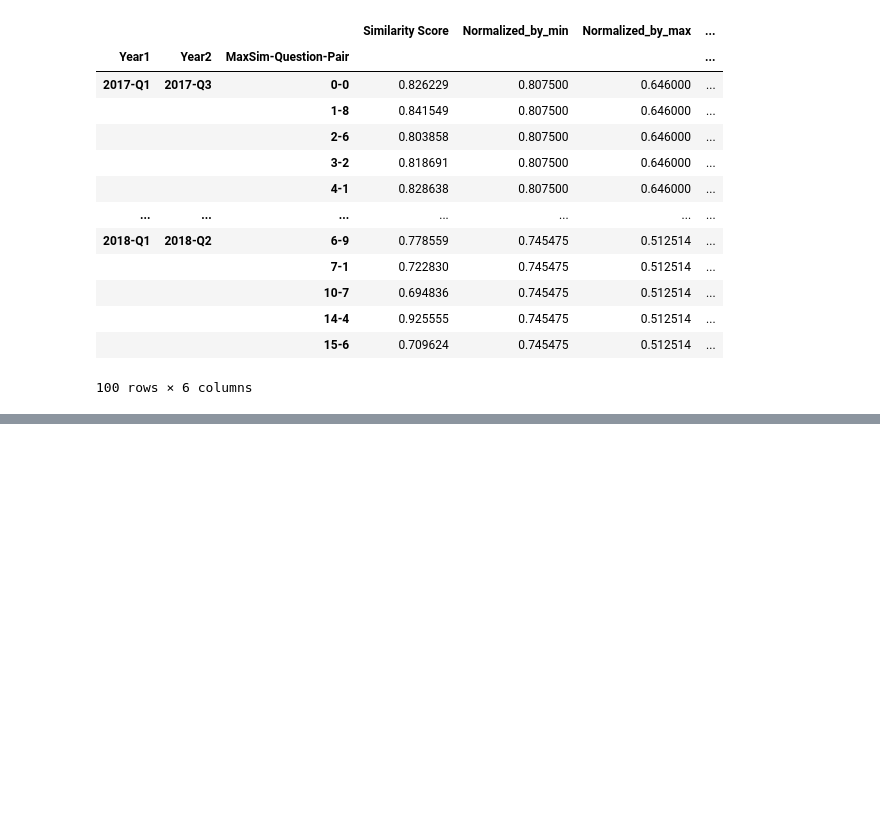
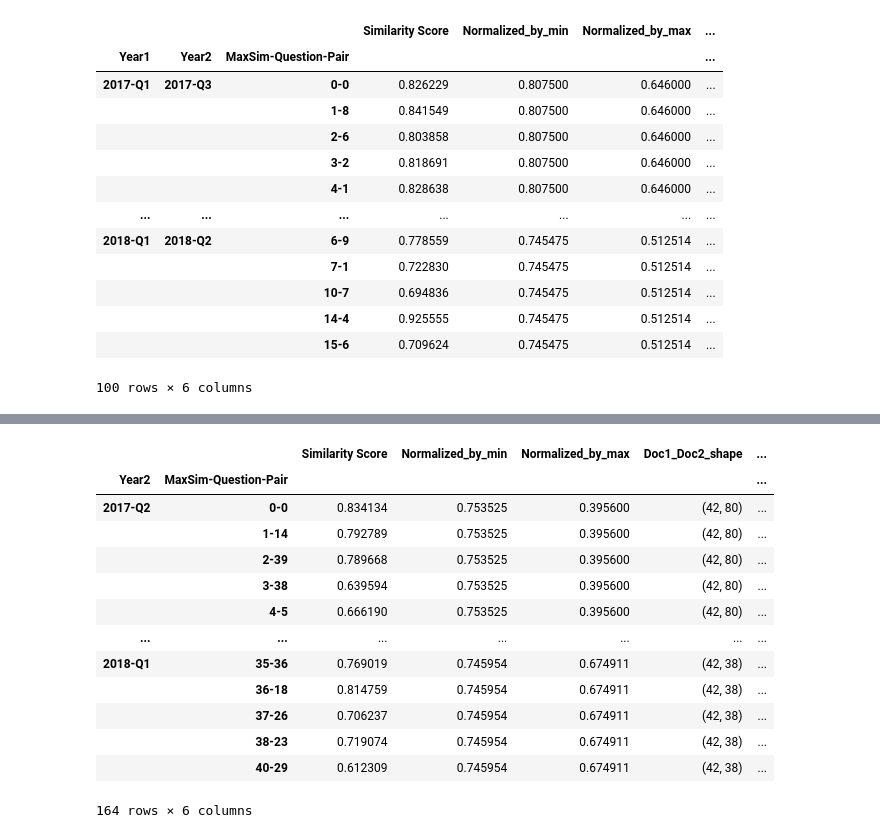
Before and after one commit to Acatsama0871/conference_call, a Jupyter notebook: setences_similarity.ipynb, the cells around one changed output, grey strips where cells are left out. Cells and saved outputs as stored; diff of their text form; code cells hidden in the pictures; blank space fills up the shorter version.

```diff
--- a/setences_similarity.ipynb
+++ b/setences_similarity.ipynb
@@ -424,0 +451,17 @@ skx_test
+# %%
+skx_test.loc['2017-Q1']
+# %% [output]
+|  |  | Similarity Score | Normalized_by_min | Normalized_by_max | Doc1_Doc2_shape | ... |
+| Year2 | MaxSim-Question-Pair |  |  |  |  | ... |
+| 2017-Q2 | 0-0 | 0.834134 | 0.753525 | 0.395600 | (42, 80) | ... |
+|  | 1-14 | 0.792789 | 0.753525 | 0.395600 | (42, 80) | ... |
+|  | 2-39 | 0.789668 | 0.753525 | 0.395600 | (42, 80) | ... |
+|  | 3-38 | 0.639594 | 0.753525 | 0.395600 | (42, 80) | ... |
+|  | 4-5 | 0.666190 | 0.753525 | 0.395600 | (42, 80) | ... |
+| ... | ... | ... | ... | ... | ... | ... |
+| 2018-Q1 | 35-36 | 0.769019 | 0.745954 | 0.674911 | (42, 38) | ... |
+|  | 36-18 | 0.814759 | 0.745954 | 0.674911 | (42, 38) | ... |
+|  | 37-26 | 0.706237 | 0.745954 | 0.674911 | (42, 38) | ... |
+|  | 38-23 | 0.719074 | 0.745954 | 0.674911 | (42, 38) | ... |
+|  | 40-29 | 0.612309 | 0.745954 | 0.674911 | (42, 38) | ... |
+164 rows × 6 columns
```
Also changed, not shown: parts of 18 cells of this notebook, 2 other files.
